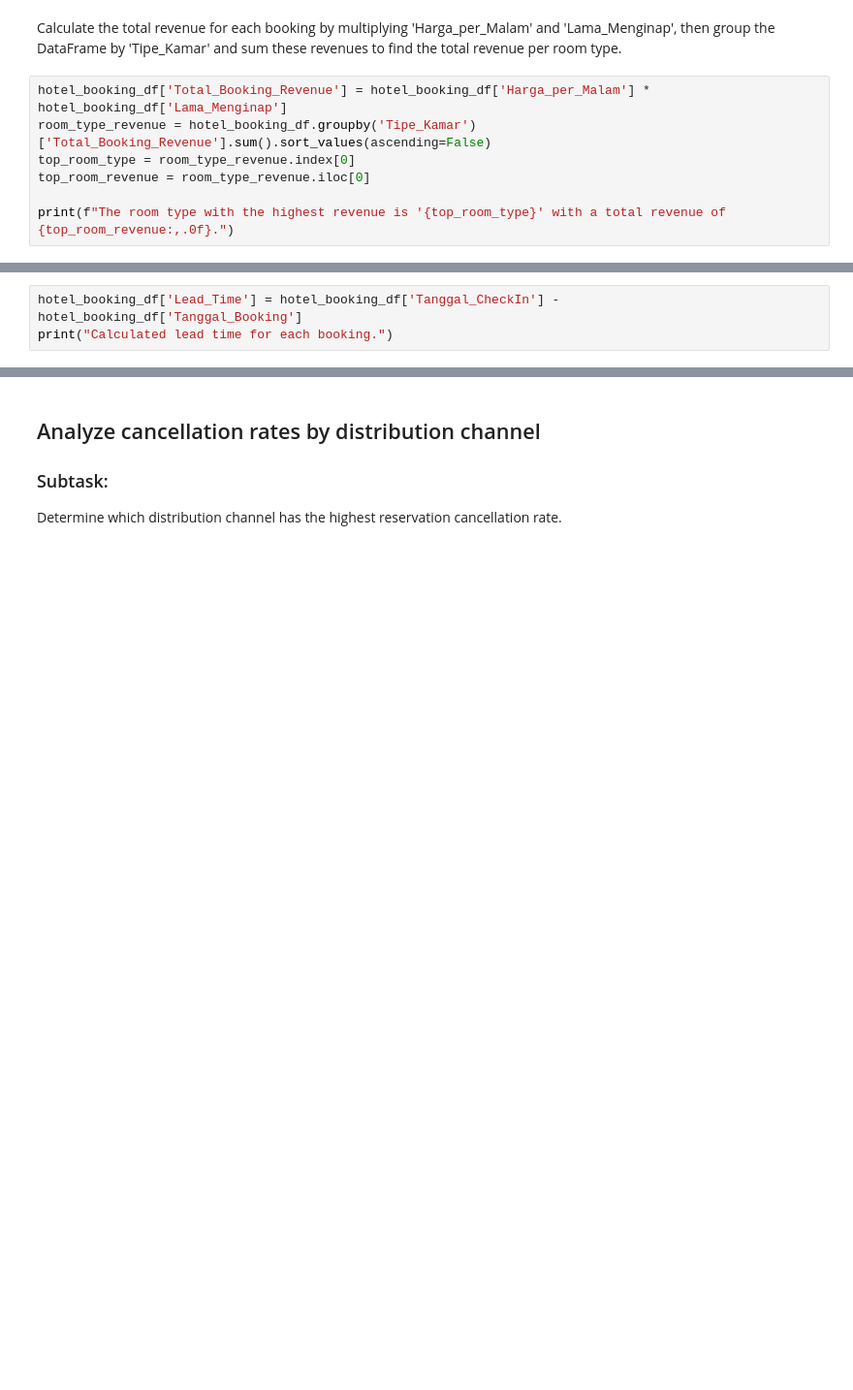
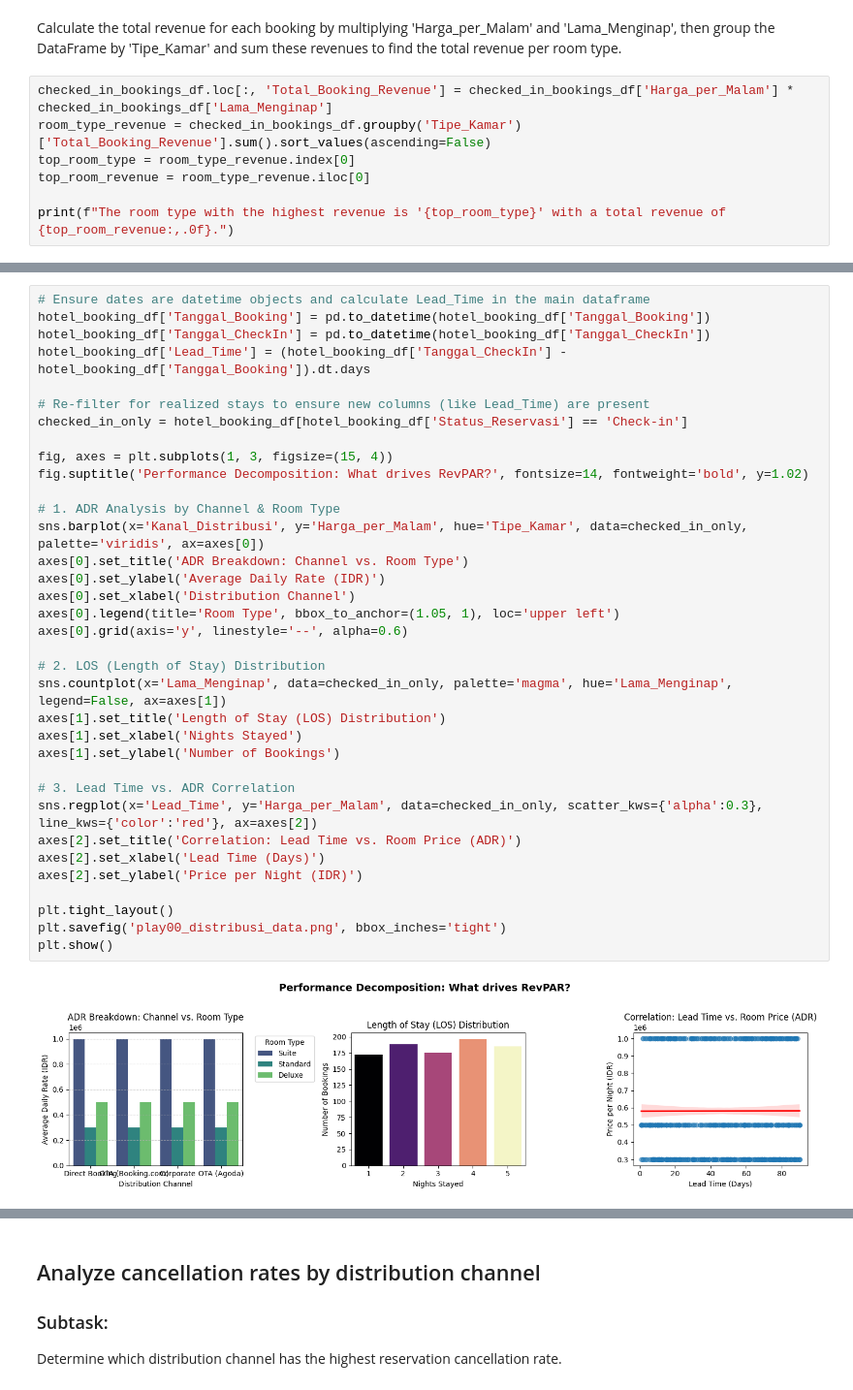
Before and after one commit to IanNarsa/hospitality-business-intelligence-analytics, a Jupyter notebook: notebook/hospitality_bi_analysis.ipynb, the cells around one changed output, grey strips where cells are left out. Shown at 97% size. Saved outputs shown, nothing was run; the diff lists cells and outputs as text; blank space fills up the shorter version.

```diff
--- a/notebook/hospitality_bi_analysis.ipynb
+++ b/notebook/hospitality_bi_analysis.ipynb
@@ -85,8 +153,8 @@ Determine which room type contributes the highest revenue from bookings.
 # %% [markdown]
 Calculate the total revenue for each booking by multiplying 'Harga_per_Malam' and 'Lama_Menginap', then group the DataFrame by 'Tipe_Kamar' and sum these revenues to find the total revenue per room type.
 # %%
-hotel_booking_df['Total_Booking_Revenue'] = hotel_booking_df['Harga_per_Malam'] * hotel_booking_df['Lama_Menginap']
-room_type_revenue = hotel_booking_df.groupby('Tipe_Kamar')['Total_Booking_Revenue'].sum().sort_values(ascending=False)
+checked_in_bookings_df.loc[:, 'Total_Booking_Revenue'] = checked_in_bookings_df['Harga_per_Malam'] * checked_in_bookings_df['Lama_Menginap']
+room_type_revenue = checked_in_bookings_df.groupby('Tipe_Kamar')['Total_Booking_Revenue'].sum().sort_values(ascending=False)
 top_room_type = room_type_revenue.index[0]
 top_room_revenue = room_type_revenue.iloc[0]
 
@@ -231,3 +163,0 @@ Now that the date columns are in datetime format, I will calculate the lead time
-# %%
-hotel_booking_df['Lead_Time'] = hotel_booking_df['Tanggal_CheckIn'] - hotel_booking_df['Tanggal_Booking']
-print("Calculated lead time for each booking.")
@@ -351,0 +173,37 @@ Analyze the cancellation rates of reservations across different distribution cha
+# %%
+# Ensure dates are datetime objects and calculate Lead_Time in the main dataframe
+hotel_booking_df['Tanggal_Booking'] = pd.to_datetime(hotel_booking_df['Tanggal_Booking'])
+hotel_booking_df['Tanggal_CheckIn'] = pd.to_datetime(hotel_booking_df['Tanggal_CheckIn'])
+hotel_booking_df['Lead_Time'] = (hotel_booking_df['Tanggal_CheckIn'] - hotel_booking_df['Tanggal_Booking']).dt.days
+
+# Re-filter for realized stays to ensure new columns (like Lead_Time) are present
+checked_in_only = hotel_booking_df[hotel_booking_df['Status_Reservasi'] == 'Check-in']
+
+fig, axes = plt.subplots(1, 3, figsize=(15, 4))
+fig.suptitle('Performance Decomposition: What drives RevPAR?', fontsize=14, fontweight='bold', y=1.02)
+
+# 1. ADR Analysis by Channel & Room Type
+sns.barplot(x='Kanal_Distribusi', y='Harga_per_Malam', hue='Tipe_Kamar', data=checked_in_only, palette='viridis', ax=axes[0])
+axes[0].set_title('ADR Breakdown: Channel vs. Room Type')
+axes[0].set_ylabel('Average Daily Rate (IDR)')
+axes[0].set_xlabel('Distribution Channel')
+axes[0].legend(title='Room Type', bbox_to_anchor=(1.05, 1), loc='upper left')
+axes[0].grid(axis='y', linestyle='--', alpha=0.6)
+
+# 2. LOS (Length of Stay) Distribution
+sns.countplot(x='Lama_Menginap', data=checked_in_only, palette='magma', hue='Lama_Menginap', legend=False, ax=axes[1])
+axes[1].set_title('Length of Stay (LOS) Distribution')
+axes[1].set_xlabel('Nights Stayed')
+axes[1].set_ylabel('Number of Bookings')
+
+# 3. Lead Time vs. ADR Correlation
+sns.regplot(x='Lead_Time', y='Harga_per_Malam', data=checked_in_only, scatter_kws={'alpha':0.3}, line_kws={'color':'red'}, ax=axes[2])
+axes[2].set_title('Correlation: Lead Time vs. Room Price (ADR)')
+axes[2].set_xlabel('Lead Time (Days)')
+axes[2].set_ylabel('Price per Night (IDR)')
+
+plt.tight_layout()
+plt.savefig('play00_distribusi_data.png', bbox_inches='tight')
+plt.show()
+# %% [output]
+[figure, added]
```
Also changed, not shown: parts of 176 cells of this notebook.
